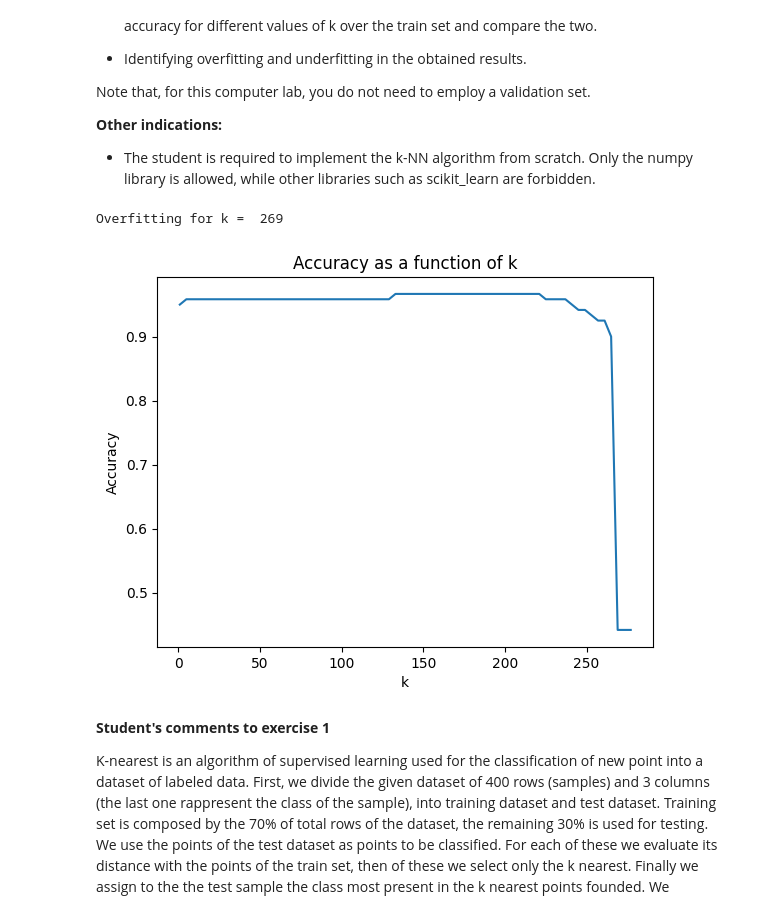
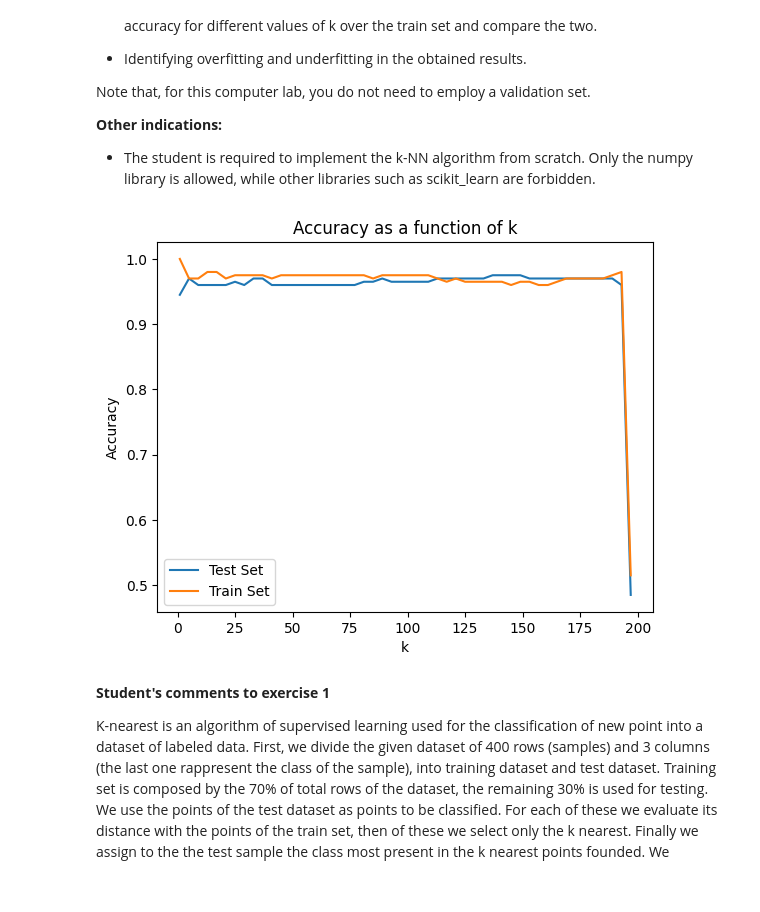
Before and after one commit to CavaWasTaken/SL-NN, a Jupyter notebook: Lab1/Computer LAB 1/Lab1.ipynb, the cells around one changed output. Drawn from its saved outputs; the diff is of its cells as text; code cells hidden in the pictures.

```diff
--- a/Lab1/Computer LAB 1/Lab1.ipynb
+++ b/Lab1/Computer LAB 1/Lab1.ipynb
@@ -42,8 +42,10 @@ splitData = int(Data.shape[0]*0.7)  # 70% of the data will be used for training
 Train_Positions = np.random.choice(Data.shape[0],splitData,replace=False)   # randomly selects 70% of the data
 Test_Positions = np.delete(np.arange(Data.shape[0]),Train_Positions)    # selects the remaining 30% of the data
 
-Train_Set = Data[Train_Positions,:]    # divides the data into a training set and a test set, training set is composed by the 70% of the data
-Test_Set = Data[Test_Positions,:]
+# Train_Set = Data[Train_Positions,:]    # divides the data into a training set and a test set, training set is composed by the 70% of the data
+# Test_Set = Data[Test_Positions,:]
+Train_Set = Data[:200,:]    # divides the data into a training set and a test set, training set is composed by the 70% of the data
+Test_Set = Data[200:,:]
 
 def Euclidean_Distance(x,y):    # function to compute the Euclidean distance between two vectors
     return np.sqrt(np.sum((x-y)**2))    # returns the square root of the sum of the squared differences between the two vectors
@@ -52,43 +54,48 @@ def Manhattan_Distance(x,y):    # function to compute the Manhattan distance bet
     return np.sum(np.abs(x-y))    # returns the sum of the absolute differences between the two vectors
 
 # p -> 1 -> Manhattan Distance, p -> 2 -> Euclidean Distance, p -> inf -> Chebyshev Distance
 def Minkowski_Distance(x,y,p):    # function to compute the Minkowski distance between two vectors
     if p == 'inf':    # if p is equal to infinity
         return np.max(np.abs(x-y))    # returns the maximum absolute difference between the two vectors
     else:
         return np.sum(np.abs(x-y)**p)**(1/p)    # returns the p-th root of the sum of the p-th power of the absolute differences between the two vectors
 
 def k_NN(sample,Train_Set,k):   # function to implement the k-NN algorithm, the sample is the element to be classified, Train_Set is the training set, and k is the number of neighbors to consider
     distances = np.zeros(Train_Set.shape[0])    # creates an array of zeros with the same length as the number of rows in the training set
     for i in range(Train_Set.shape[0]):   # iterates over the rows of the training set
         distances[i] = Minkowski_Distance(sample[:-1],Train_Set[i,:-1], 2)    # computes the Euclidean distance between the sample and the i-th row of the training set, remove the class column
     sorted_indices = np.argsort(distances)  # returns an array of indices that would sort the distances array
     k_nearest = sorted_indices[:k]  # selects the first k elements of the sorted_indices array
     classes, counts = np.unique(Train_Set[k_nearest,-1],return_counts=True) # returns the unique classes found on the k nearest neighbors and the number of occurrences of each class
     return classes[np.argmax(counts)]   # returns the class with the highest number of occurrences, this is the class that we assign to the sample
 
 # Train the model by using different values of k
 k_values = np.arange(1,Train_Set.shape[0],4)   # creates an array with the values from 1 to the number of rows in the test set with a step of 4
-accuracy = np.zeros(len(k_values))   # creates an array of zeros with the same length as the k_values list
+accuracy_testset = np.zeros(len(k_values))   # creates an array of zeros with the same length as the k_values list to store the accuracies on the test set
+accuracy_trainset = np.zeros(len(k_values))   # creates an array of zeros with the same length as the k_values list to store the accuracies on the train set
 for i,k in enumerate(k_values):   # iterates over the k_values list
-    correct = 0    # initializes the correct counter to 0
+    correct_testset = 0    # initializes the correct counter on the testset to 0
     for sample in Test_Set:    # iterates over the rows of the test set
         if k_NN(sample,Train_Set,k) == sample[-1]:    # if the predicted class is equal to the actual class
-            correct += 1
-    accuracy[i] = correct/Test_Set.shape[0]    # computes the accuracy as the ratio between the correct predictions and the total number of samples
-    if(accuracy[i-1] - accuracy[i] > 0.1):  # if the accuracy decreases by more than 0.1 from the previous value, i find where the model is overfitting
-        print("Overfitting for k = ", k)
-    #print(f'Accuracy for k={k}: {accuracy[i]}')   # prints the accuracy for the current
+            correct_testset += 1
+    accuracy_testset[i] = correct_testset/Test_Set.shape[0]    # computes the accuracy as the ratio between the correct predictions and the total number of samples
+
+    correct_trainset = 0    # initializes the correct counter on the train set to 0
+    for sample in Train_Set:    # iterates over the rows of the train set
+        if k_NN(sample,Train_Set,k) == sample[-1]:    # if the predicted class is equal to the actual class
+            correct_trainset += 1
+    accuracy_trainset[i] = correct_trainset/Train_Set.shape[0]    # computes the accuracy as the ratio between the correct predictions and the total number of samples
 
 # Plot the accuracy as a function of k
-plt.plot(k_values,accuracy)   # plots the accuracy as a function of k
+plt.plot(k_values,accuracy_testset)   # plots the accuracy on the test dataset as a function of k
+plt.plot(k_values,accuracy_trainset)   # plots the accuracy on the train dataset as a function of k
 plt.xlabel('k')   # sets the x-axis label
 plt.ylabel('Accuracy')   # sets the y-axis label
 plt.title('Accuracy as a function of k')   # sets the title of the plot
+plt.legend(['Test Set','Train Set'])   # adds a legend to the plot
 plt.show()   # displays the plot
 # %% [output]
-Overfitting for k =  269
-[figure, old version]
+[figure, new version]
 # %% [markdown]
 **Student's comments to exercise 1**
 
```
Also changed, not shown: parts of 3 cells of this notebook.
